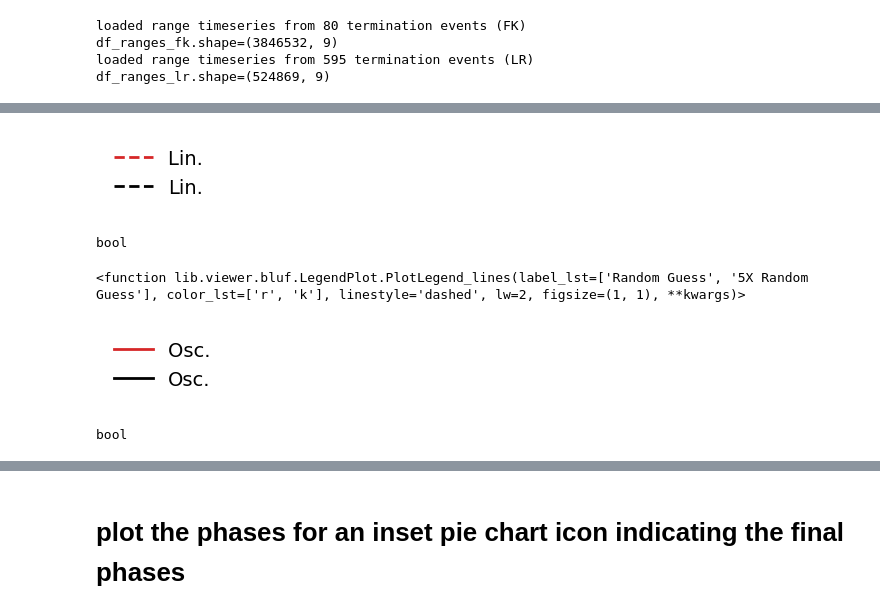
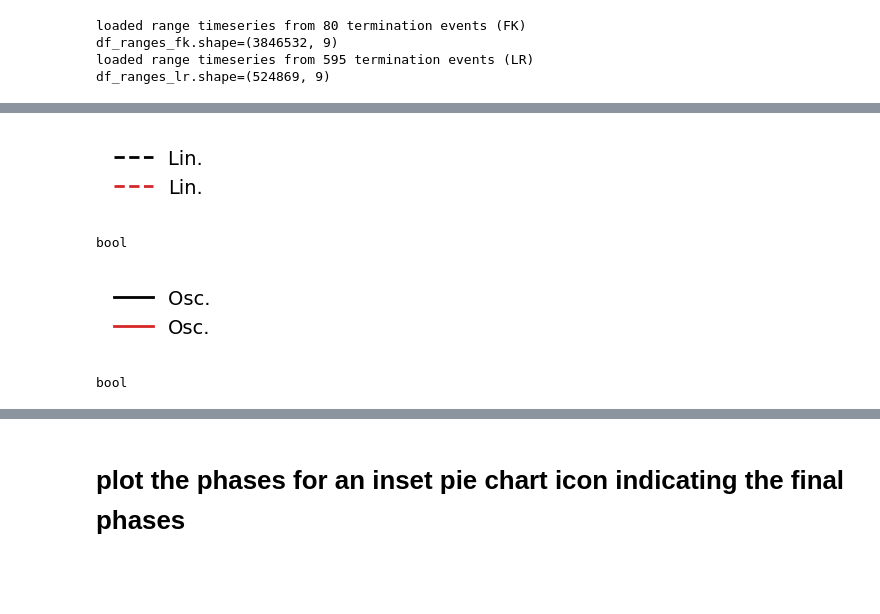
Before and after one commit to timtyree/bgmc, a Jupyter notebook: python/Generation of figure 4.ipynb, the cells around one changed output, grey strips where cells are left out. Cells and saved outputs as stored; diff of their text form; code cells hidden in the pictures; blank space fills up the shorter version.

```diff
--- a/python/Generation of figure 4.ipynb
+++ b/python/Generation of figure 4.ipynb
@@ -959,6 +636,7 @@ plt.show()
 # %%
 label_lst=["Lin. ", "Lin."]
-color_lst=['C3', 'k']
+# color_lst=['C3', 'k']
+color_lst=['k','C3']
 kwargs_legend={
     'frameon':False,
     'loc':'center',
@@ -968,27 +646,26 @@ rv = PlotLegend_lines(label_lst=label_lst,color_lst=color_lst,figsize=(1,1),**kw
 
 type(rv)
 # %% [output]
-[figure, old version]
+[figure, new version]
 bool
 # %%
-PlotLegend_lines
+# PlotLegend_lines
-# %% [output]
-<function lib.viewer.bluf.LegendPlot.PlotLegend_lines(label_lst=['Random Guess', '5X Random Guess'], color_lst=['r', 'k'], linestyle='dashed', lw=2, figsize=(1, 1), **kwargs)>
 # %%
 label_lst=["Osc. ", "Osc."]
-color_lst=['C3', 'k']
+# color_lst=['C3', 'k']
+color_lst=['k','C3']
 kwargs_legend={
     'frameon':False,
     'loc':'center',
     'ncol':1,
     'fontsize':14}
 rv = PlotLegend_lines(label_lst=label_lst,color_lst=color_lst,
                       linestyle='solid',
                       figsize=(1,1),**kwargs_legend);
 
 type(rv)
 # %% [output]
-[figure, old version]
+[figure, new version]
 bool
 # %%
 dffk=pd.DataFrame([dict_osc_fit_fk])
```
Also changed, not shown: parts of 40 cells of this notebook, 6 other files.
